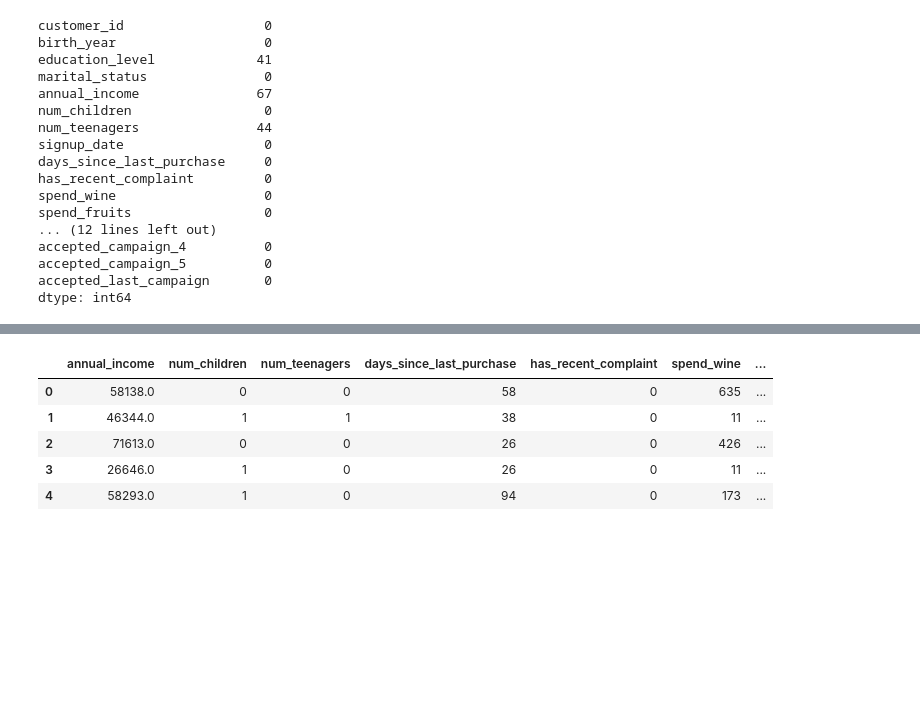
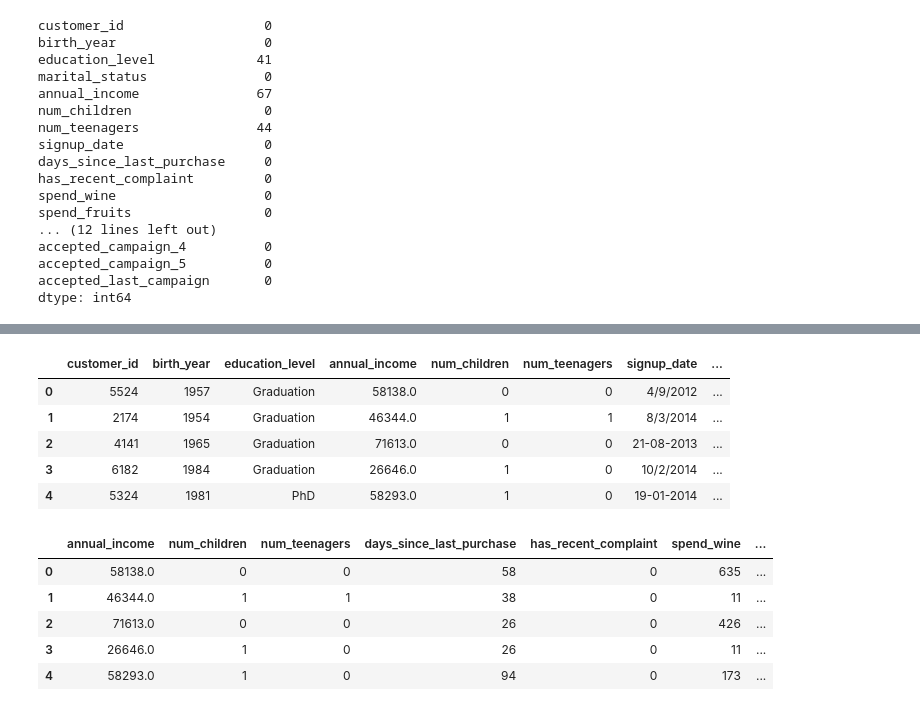
Before and after one commit to yousefwael0/RetailSegmentation, a Jupyter notebook: EDA.ipynb, the cells around one changed output, grey strips where cells are left out. Drawn from its saved outputs; the diff is of its cells as text; code cells hidden in the pictures; blank space fills up the shorter version.

```diff
--- a/EDA.ipynb
+++ b/EDA.ipynb
@@ -171,8 +167,15 @@ new_dataa=pd.DataFrame(encoded,columns=ohe.get_feature_names_out(["marital_statu
 # %%
 dataa.drop(columns=["marital_status"],inplace=True)
 one_hot_encoded=pd.concat((dataa,new_dataa),axis=1)
 dataa=one_hot_encoded
-#dataa
+dataa.head(5)
+# %% [output]
+|  | customer_id | birth_year | education_level | annual_income | num_children | num_teenagers | signup_date | ... |
+| 0 | 5524 | 1957 | Graduation | 58138.0 | 0 | 0 | 4/9/2012 | ... |
+| 1 | 2174 | 1954 | Graduation | 46344.0 | 1 | 1 | 8/3/2014 | ... |
+| 2 | 4141 | 1965 | Graduation | 71613.0 | 0 | 0 | 21-08-2013 | ... |
+| 3 | 6182 | 1984 | Graduation | 26646.0 | 1 | 0 | 10/2/2014 | ... |
+| 4 | 5324 | 1981 | PhD | 58293.0 | 1 | 0 | 19-01-2014 | ... |
 # %%
 #Encoding educational level (ordinal)
 encoder=OrdinalEncoder(categories=[["Basic","2n Cycle","Graduation","Master","PhD"]])
```
Also changed, not shown: parts of 13 cells of this notebook.
